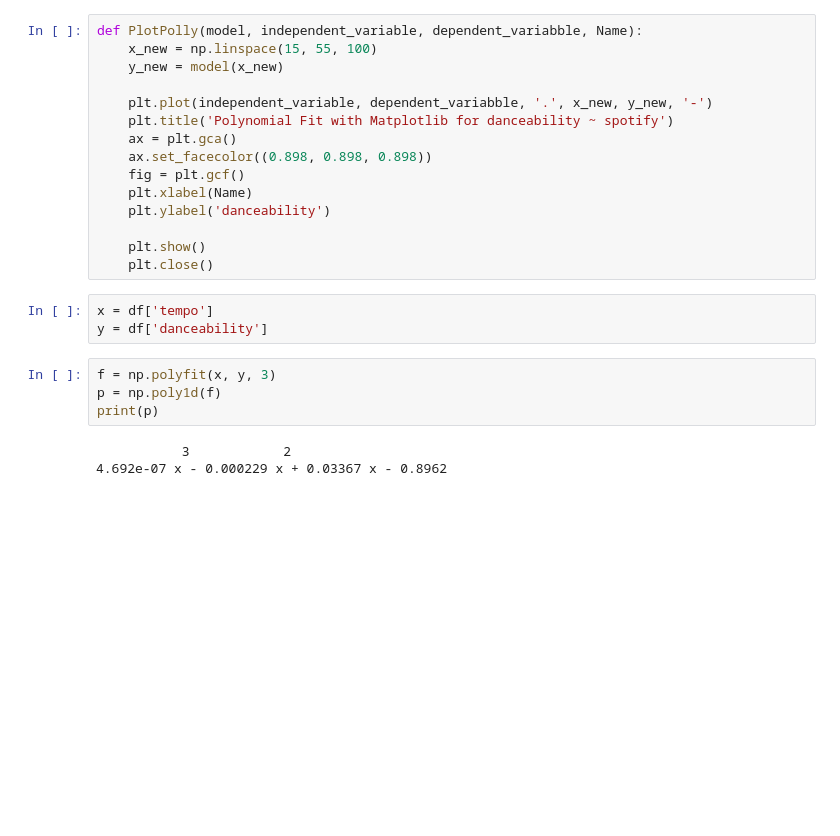
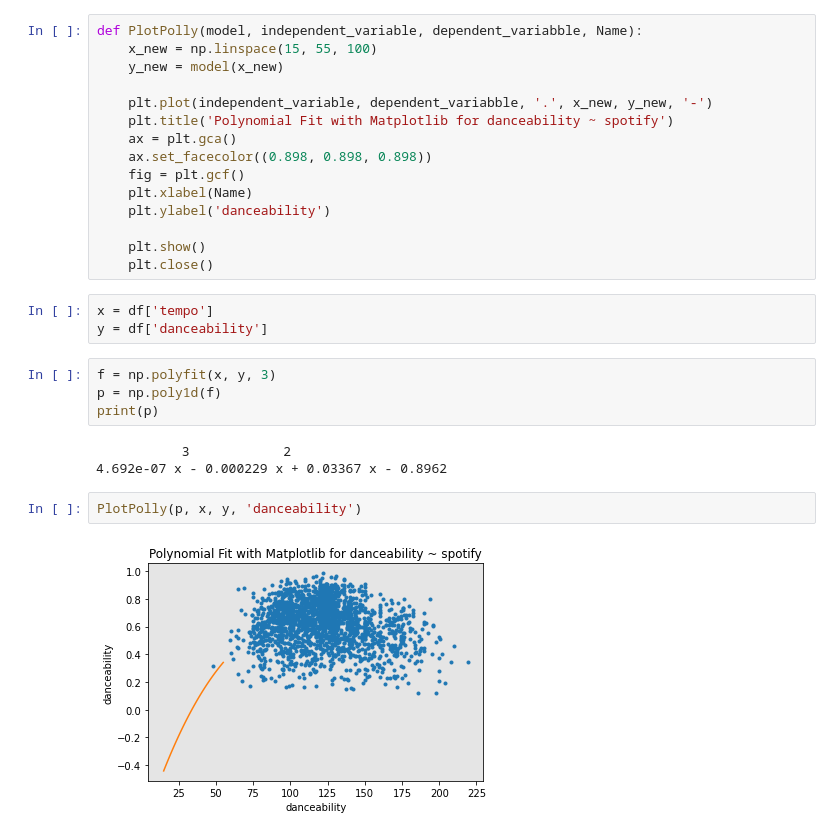
Before and after one commit to mateobivol/project-2, a Jupyter notebook: project_2_part_2.ipynb, the cells around one changed output. Saved outputs shown, nothing was run; the diff lists cells and outputs as text; blank space fills up the shorter version.

```diff
--- a/project_2_part_2.ipynb
+++ b/project_2_part_2.ipynb
@@ -169,3 +162,7 @@ print(p)
 # %% [output]
            3            2
 4.692e-07 x - 0.000229 x + 0.03367 x - 0.8962
+# %%
+PlotPolly(p, x, y, 'danceability')
+# %% [output]
+[figure, added]
```
Also changed, not shown: parts of 6 cells of this notebook.
